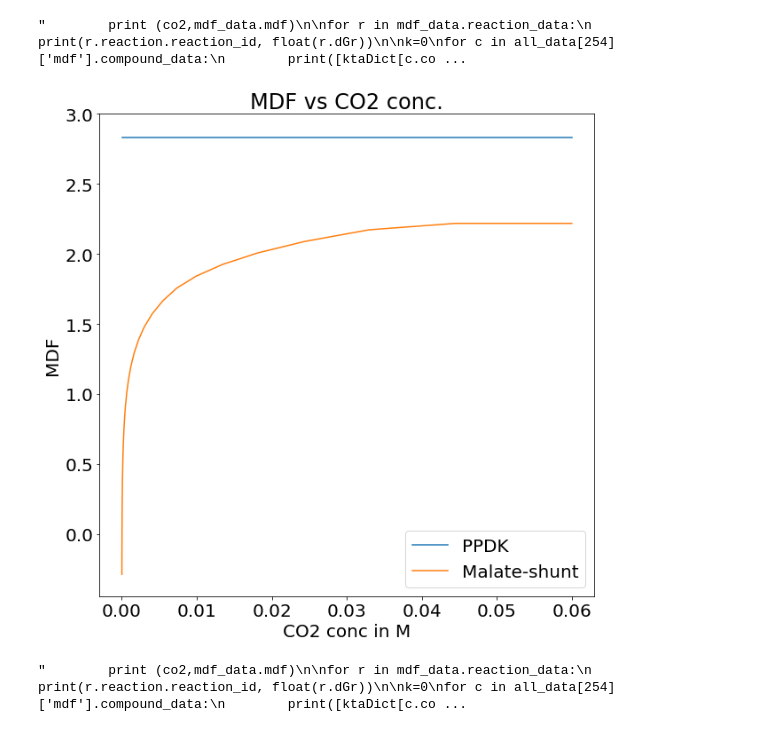
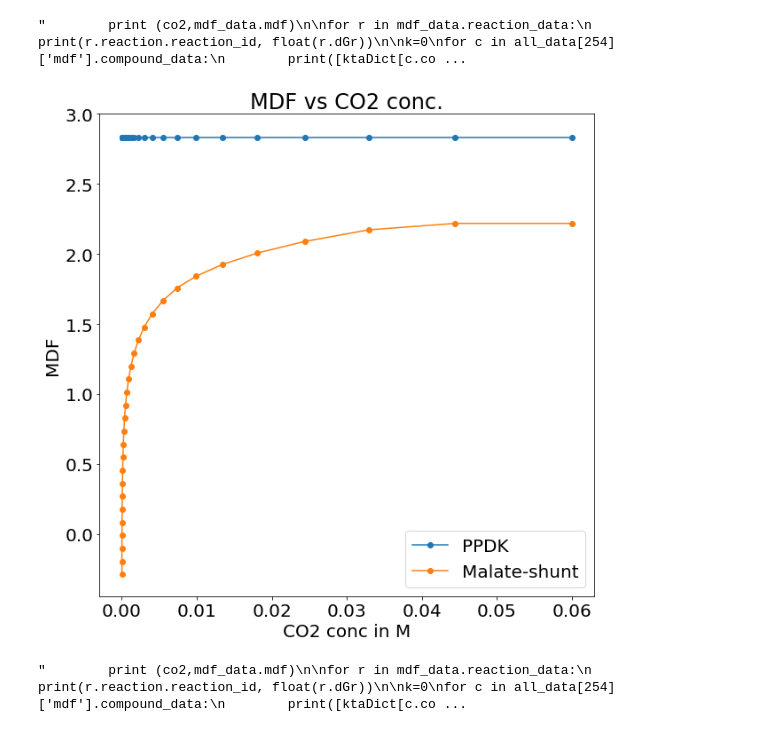
Before and after one commit to satyakamdash/Ctherm_thermo, a Jupyter notebook: EFM_eval_v3.ipynb, the cells around one changed output. Saved outputs shown, nothing was run; the diff lists cells and outputs as text; code cells hidden in the pictures.

```diff
--- a/EFM_eval_v3.ipynb
+++ b/EFM_eval_v3.ipynb
@@ -434,27 +434,27 @@ for c in all_data[254]['mdf'].compound_data:
 # %%
 import matplotlib.pyplot as plt
 
 y={}
 y[0]={}
 y[1]={}
 for r in ratio:
     y[0][r] = float(chk_data[227][r]['mdf'].mdf)
     y[1][r] = float(chk_data[254][r]['mdf'].mdf)
     #print(r,y[r])
 plt.rcParams["figure.figsize"] =[10,10]
 plt.rcParams["font.size"] =20
 df = pd.DataFrame.from_dict(y)
 
-fig=plt.plot(df)
+fig=plt.plot(df,'-o')
 plt.legend(['PPDK','Malate-shunt'])
 
 plt.yticks(np.arange(0, 3.1, 0.5))
 plt.xlabel('CO2 conc in M')
 plt.ylabel('MDF')
 plt.title('MDF vs CO2 conc.')
 plt.savefig("PPDK_vs_mal_snt_vs_co2.png")
 # %% [output]
-[figure, old version]
+[figure, new version]
 # %%
 #Evaluate the malate shunt EFM with ADH-NADPH (254 or 325) vs OAA
 chk_data={}
```
Also changed, not shown: 3 other files.
